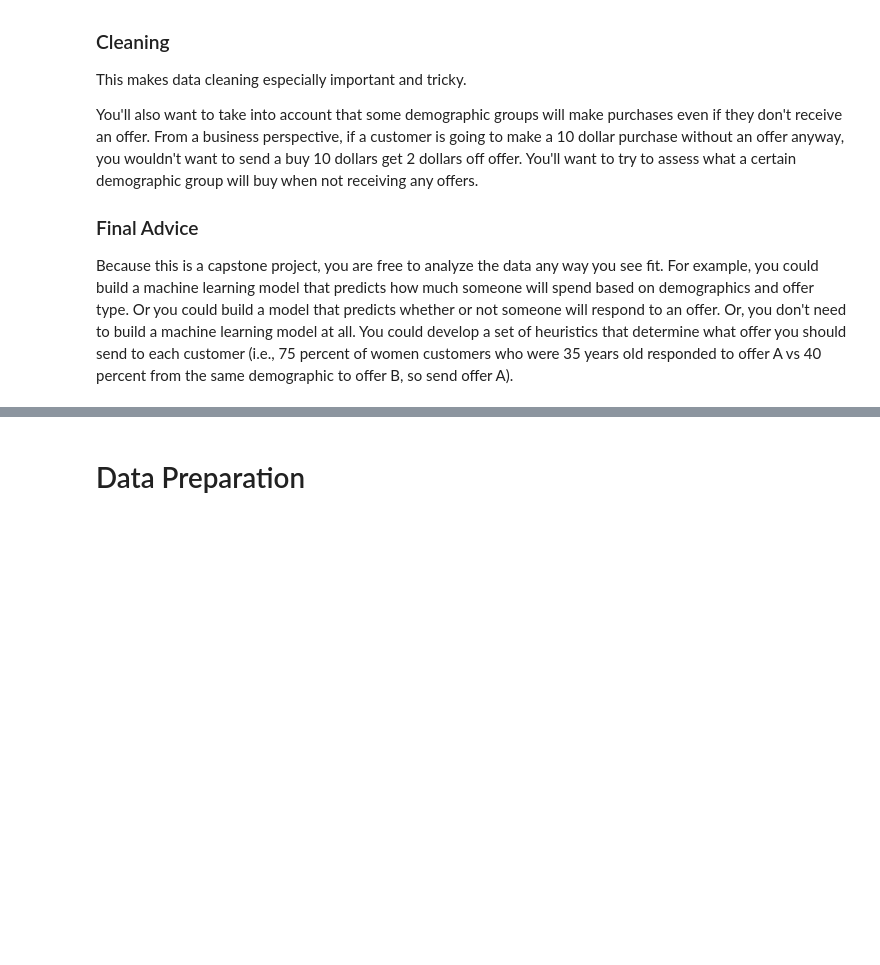
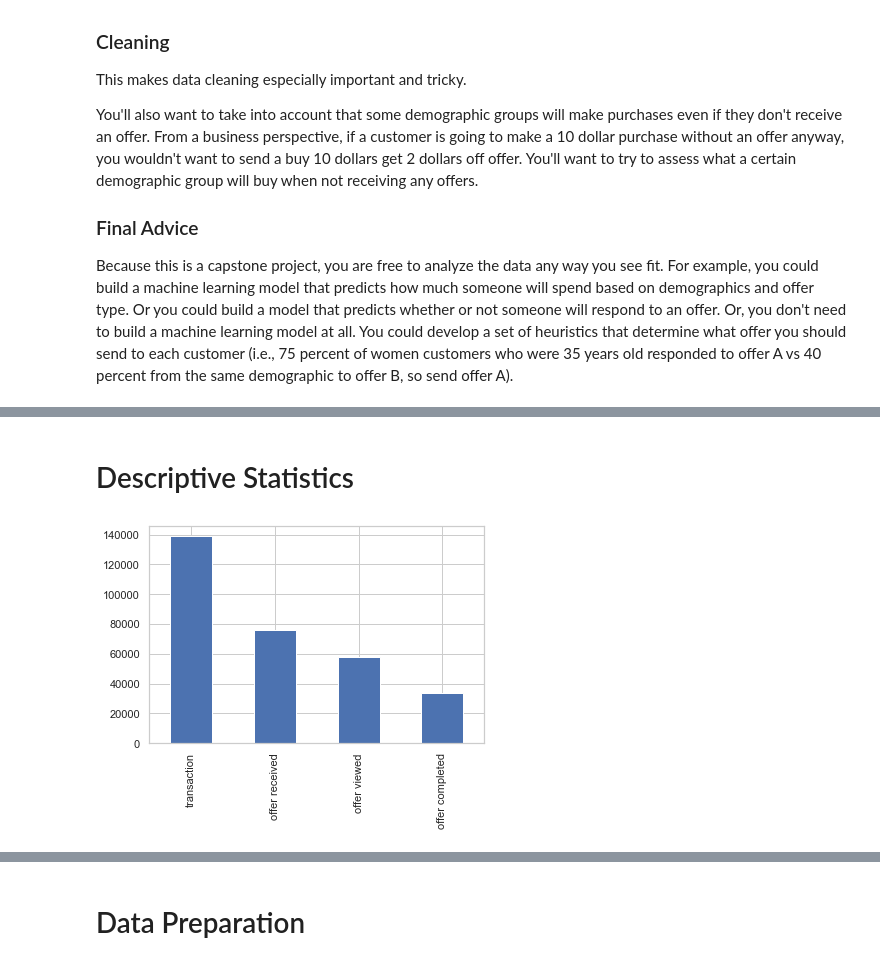
Before and after one commit to Nassim814/captsone_udacity_starbucks, a Jupyter notebook: Starbucks_Capstone_notebook.ipynb, the cells around one changed output, grey strips where cells are left out. Drawn from its saved outputs; the diff is of its cells as text; code cells hidden in the pictures; blank space fills up the shorter version.

```diff
--- a/Starbucks_Capstone_notebook.ipynb
+++ b/Starbucks_Capstone_notebook.ipynb
@@ -87,0 +321,32 @@ transcript = pd.read_json('data/transcript.json', orient='records', lines=True)
+# %%
+def merge_dataframes(df1=transcript, df2=profile, df3=portfolio):
+
+
+    """
+    The function merges demographic data with transcript and portfolio data
+    and maps rewards on value column
+
+
+    :input: 3 dataframes(transcript,profile,portfolio)
+    :return: merged dataframe
+
+    """
+
+    transcript = clean_transcript(df1.copy())
+    profile = clean_profile(df2.copy())
+    portfolio = clean_portfolio(df3.copy())
+
+
+    #merge transcript with profile data
+    df_merged = transcript.merge(profile, left_on="person", right_on="id", how="outer").drop(["id"], axis=1)
+
+    #map offer types on ids
+    df_merged["offer_type"] = df_merged["offer_id"].map(dict(zip(portfolio["offer_id"],portfolio["offer_type"])))
+    df_merged["offer_category"] = df_merged["offer_id"].map(dict(zip(portfolio["offer_id"],portfolio["offer_category"])))
+
+    #map rewards on value column
+    reward = df_merged.offer_id.map(dict(zip(portfolio["offer_id"],portfolio["reward"])))
+    df_merged["value"] = df_merged["value"].mask(df_merged["value"].isnull(),reward)
+
+
+    return df_merged
@@ -87,0 +369,9 @@ transcript = pd.read_json('data/transcript.json', orient='records', lines=True)
+# %% [markdown]
+# Descriptive Statistics
+# %%
+# event frequencies
+customers_all = merge_dataframes(transcript, profile, portfolio)["event"]
+
+customers_all.value_counts().plot.bar();
+# %% [output]
+[figure, added]
```
Also changed, not shown: parts of 58 cells of this notebook, 3 other files.
